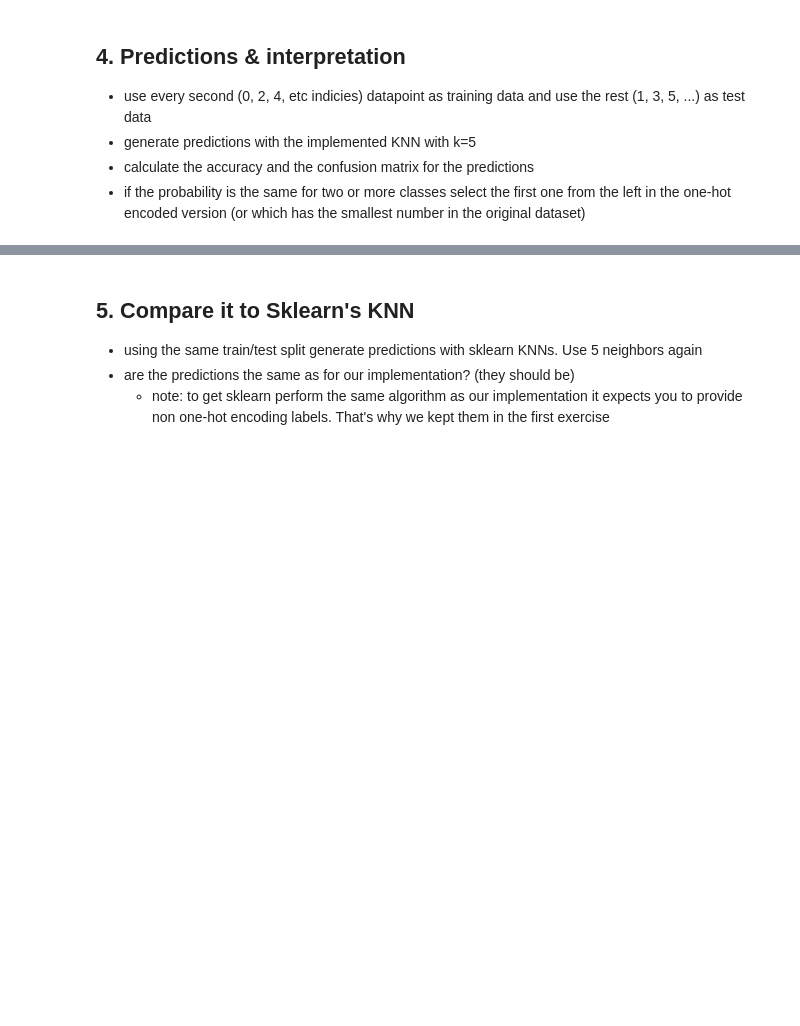
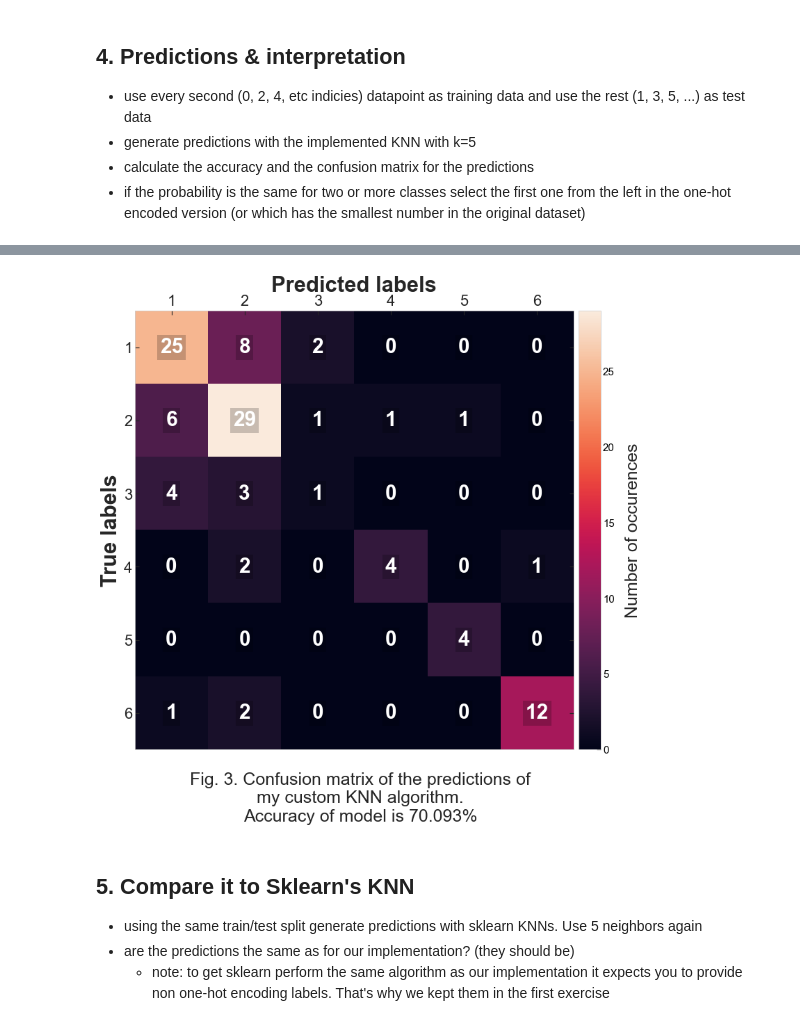
Before and after one commit to masterdesky/ELTE-data-mining-2020, a Jupyter notebook: Homeworks/Week 3/homework_3.ipynb, the cells around one changed output, grey strips where cells are left out. Drawn from its saved outputs; the diff is of its cells as text; code cells hidden in the pictures; blank space fills up the shorter version.

```diff
--- a/Homeworks/Week 3/homework_3.ipynb
+++ b/Homeworks/Week 3/homework_3.ipynb
@@ -403,22 +405,28 @@ def count_values(X):
         The number of occurences of entries in the input array `X`. The indeces in this
         list references the entries in the list `X_unique`. `U` is the number of unique
         entries in the input array `X`.
+
+    X_indeces : list
+        The unique elements's indeces of occurence.
     """
     X_unique = []
     X_counts = []
-    for x in X:
-        # Handle idiotic behaviour with this little code
+    X_indeces = []
+    for i, x in enumerate(X):
+        # Handle inconsistent behaviour with this little code
         # `x not in X_unique` throws error if `x` is a numpy array, but an integer `x`
-        # cannot be converted to a list by `list(x)`, only a numpy array...
+        # cannot be converted to a list by `list(x)`, but only if `x` is an array-like object...
         if hasattr(x, "__len__"):
             x = x.tolist()
         if x not in X_unique:
             X_unique.append(x)
             X_counts.append(1)
+            X_indeces.append([i])
         else:
             X_counts[X_unique.index(x)] += 1
+            X_indeces[X_unique.index(x)].append(i)
 
-    return X_unique, X_counts
+    return X_unique, X_counts, X_indeces
 # %%
 def knn_classifier(k, X_train, y_train, X_test, scale=True):
     """
@@ -470,18 +478,36 @@ def knn_classifier(k, X_train, y_train, X_test, scale=True):
         # 3.2. Based on the distance value, sort them in ascending order along indeces
         dist, indeces = zip(*sorted(zip(dist, indeces)))
         # 3.3. Choose the top K rows from the sorted array
-        top_k = y_train[list(indeces[:k])]
+        top_k_points = X_train[list(indeces[:k])]
+        top_k_labels = y_train[list(indeces[:k])]
         # 3.4. Assign a class to the test point based on most frequent class of these rows
         #      In the case of a tie the closest point's or point cluster's class will be chosen
-        X_unique, X_counts = count_values(top_k)
+        X_unique, X_counts, X_indeces = count_values(top_k_labels)
         # Get the indeces of the most frequent classes. If there is a tie, it returns indeces
         # for all top tied classes. If one class is superior, it returns indeces for only that class.
         max_indeces = [k for k, v in enumerate(X_counts) if v==np.max(X_counts)]
         # Naively we can simply return the class corresponding to the first index in this `max_indeces`
-        # array. The closest point to the test query will have this class in the superior point clusters
-        y_pred.append(X_unique[max_indeces[0]])
+        # array. The closest point to the test query will have this class in the superior point clusters.
+        # If we have only one promiment group of labels, we can simply use this method
+        if len(max_indeces) == 1:
+            y_pred.append(X_unique[max_indeces[0]])
+        # A more robust method is to return the label corresponding to the closest point cluster
+        # This is useful if we have more than one, equally prominent labels
+        else:
+            clust_dist = np.zeros(len(max_indeces), dtype=float)
+            for i, m in enumerate(max_indeces):
+                clust_dist[i] = ln(a=test, b=np.sum(top_k_points, axis=0), n=2)
+            # Find label of closest cluster
+            clust_dist, X_unique = zip(*sorted(zip(clust_dist, X_unique)))
+            y_pred.append(X_unique[0])
 
     return np.array(y_pred)
+# %%
+def onehot_2_normal(X):
+    """
+    Convert one-hot encoded matrix to 1D array of label indeces.
+    """
+    return np.array([np.where(p == 1)[0][0]+1 for p in X])
 # %%
 def accuracy_metric(y_test, y_pred):
     """
@@ -589,3 +614,9 @@ plt.show()
+# %%
+plot_confusion_matrix(conf_mat, y,
+                      title=('Fig. 3. Confusion matrix of the predictions of\nmy custom KNN algorithm.\n' +
+                             'Accuracy of model is {0:.3f}%'.format(accuracy)))
+# %% [output]
+[figure, added]
 # %% [markdown]
 ## 5. Compare it to Sklearn's KNN
 - using the same train/test split generate predictions with sklearn KNNs. Use 5 neighbors again
```
Also changed, not shown: parts of 10 cells of this notebook.
